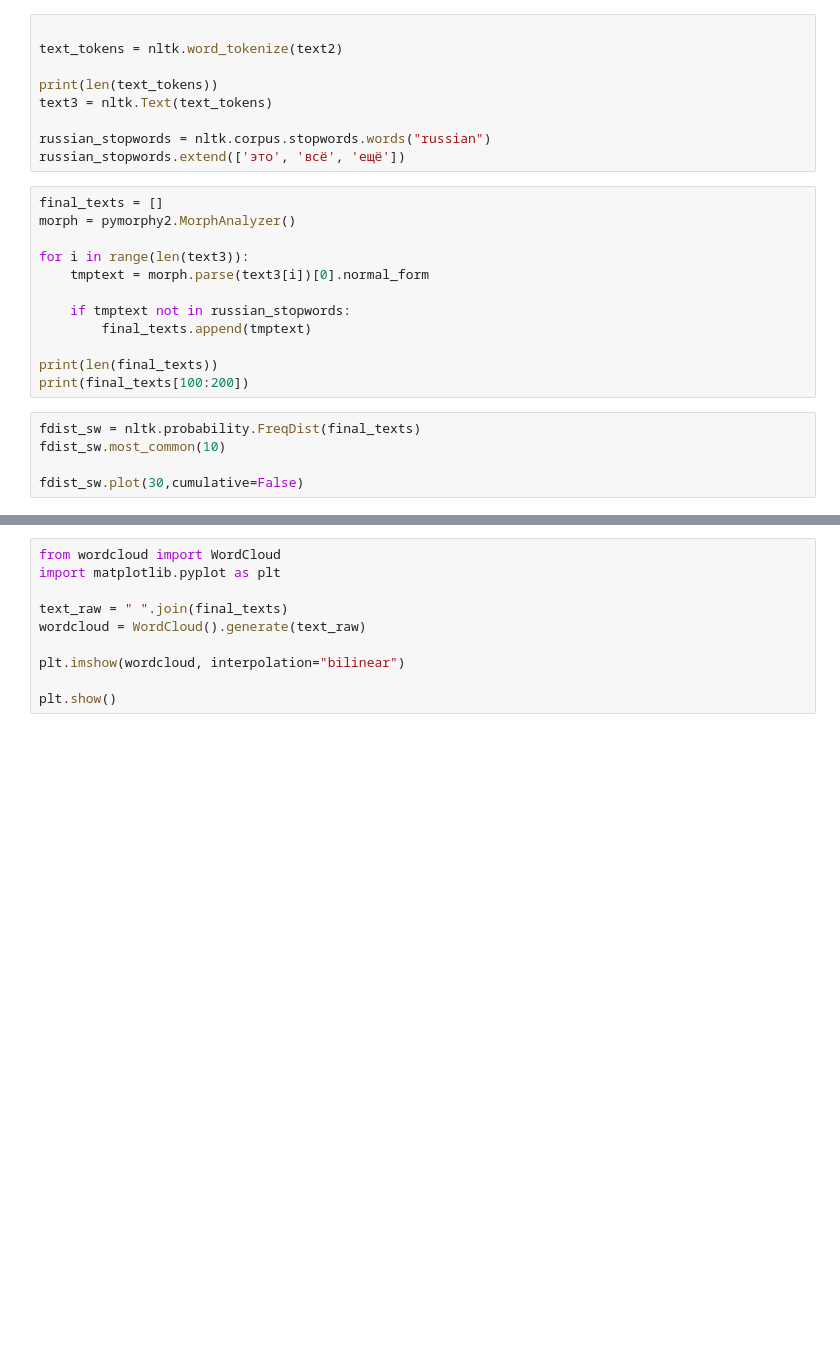
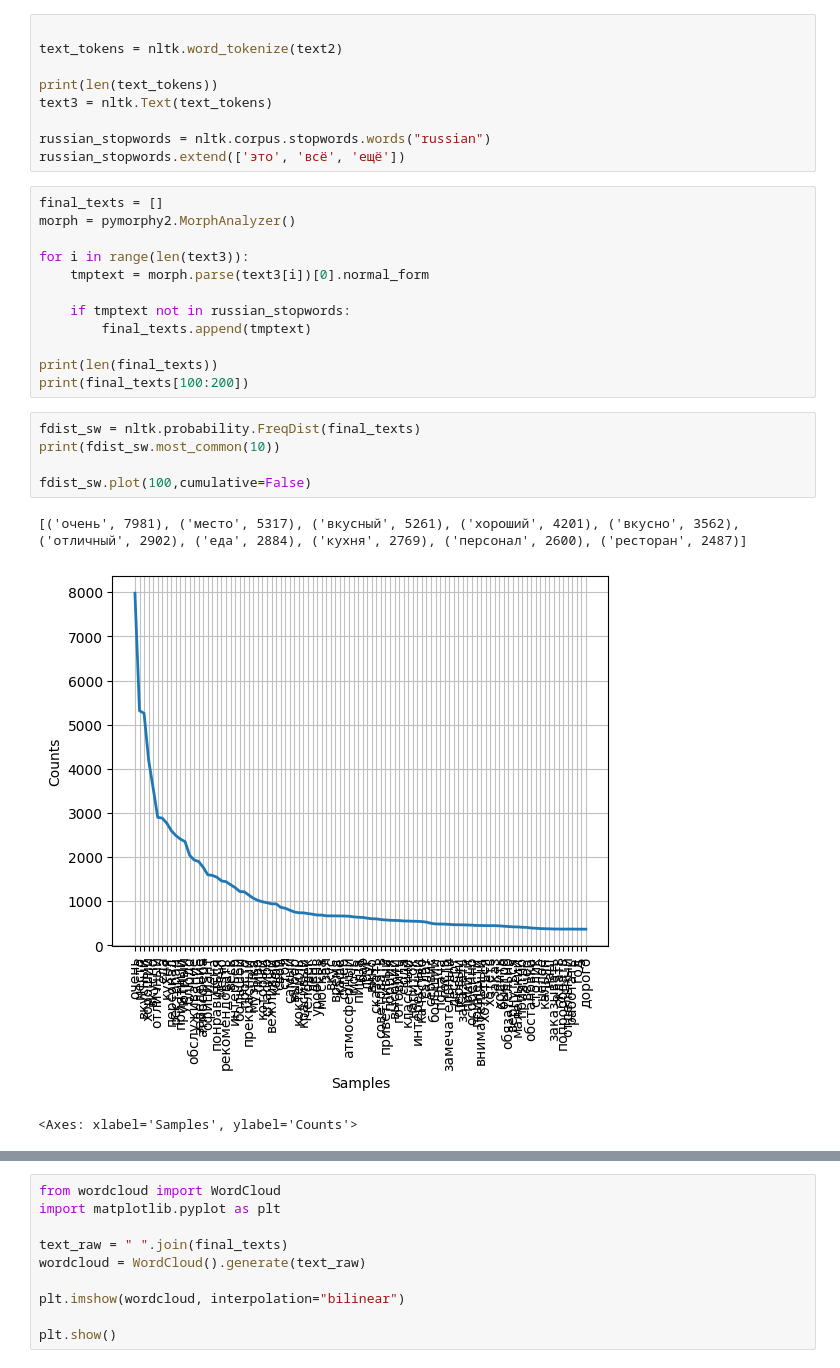
Before and after one commit to ashel-code/reviews_project, a Jupyter notebook: frequency_analysis.ipynb, the cells around one changed output, grey strips where cells are left out. Cells and saved outputs as stored; diff of their text form; blank space fills up the shorter version.

```diff
--- a/frequency_analysis.ipynb
+++ b/frequency_analysis.ipynb
@@ -52,6 +52,10 @@ print(len(final_texts))
 print(final_texts[100:200])
 # %%
 fdist_sw = nltk.probability.FreqDist(final_texts)
-fdist_sw.most_common(10)
+print(fdist_sw.most_common(10))
 
-fdist_sw.plot(30,cumulative=False)
+fdist_sw.plot(100,cumulative=False)
+# %% [output]
+[('очень', 7981), ('место', 5317), ('вкусный', 5261), ('хороший', 4201), ('вкусно', 3562), ('отличный', 2902), ('еда', 2884), ('кухня', 2769), ('персонал', 2600), ('ресторан', 2487)]
+[figure, added]
+<Axes: xlabel='Samples', ylabel='Counts'>
```
Also changed, not shown: parts of 1 cell of this notebook, 2 other files.
